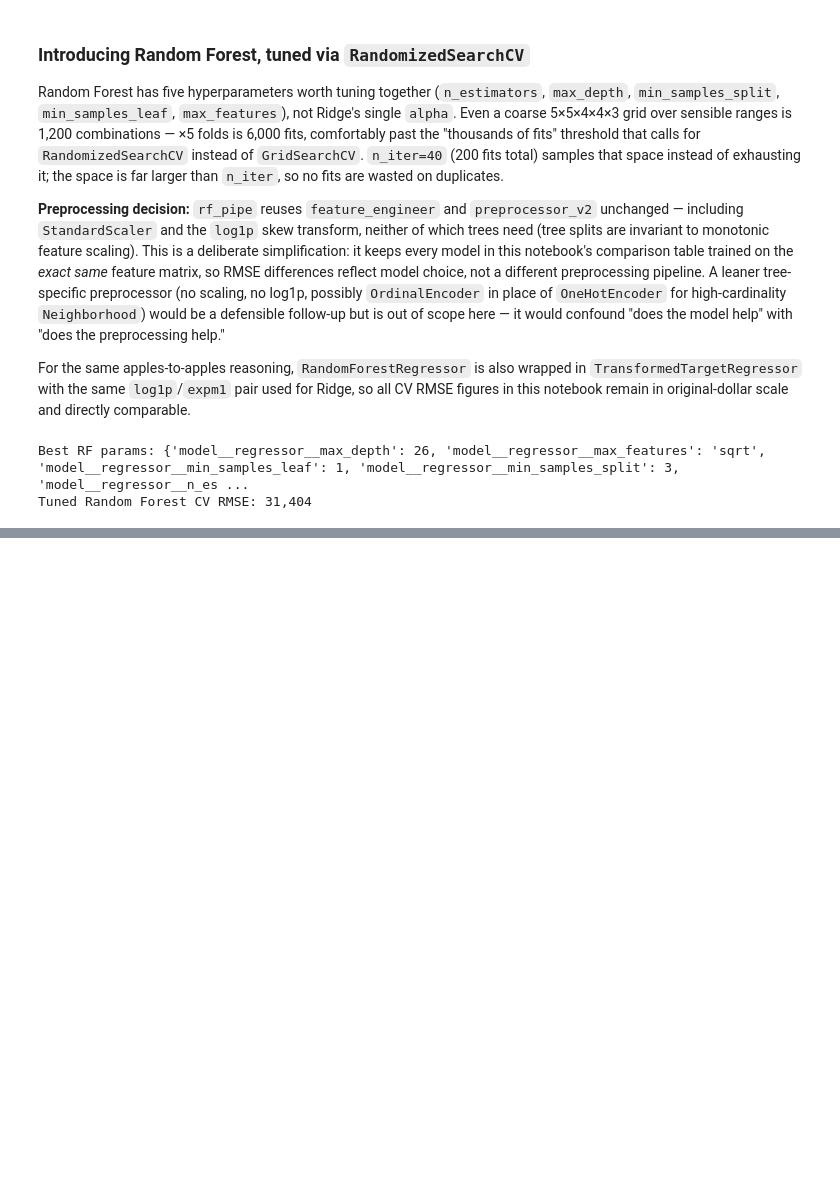
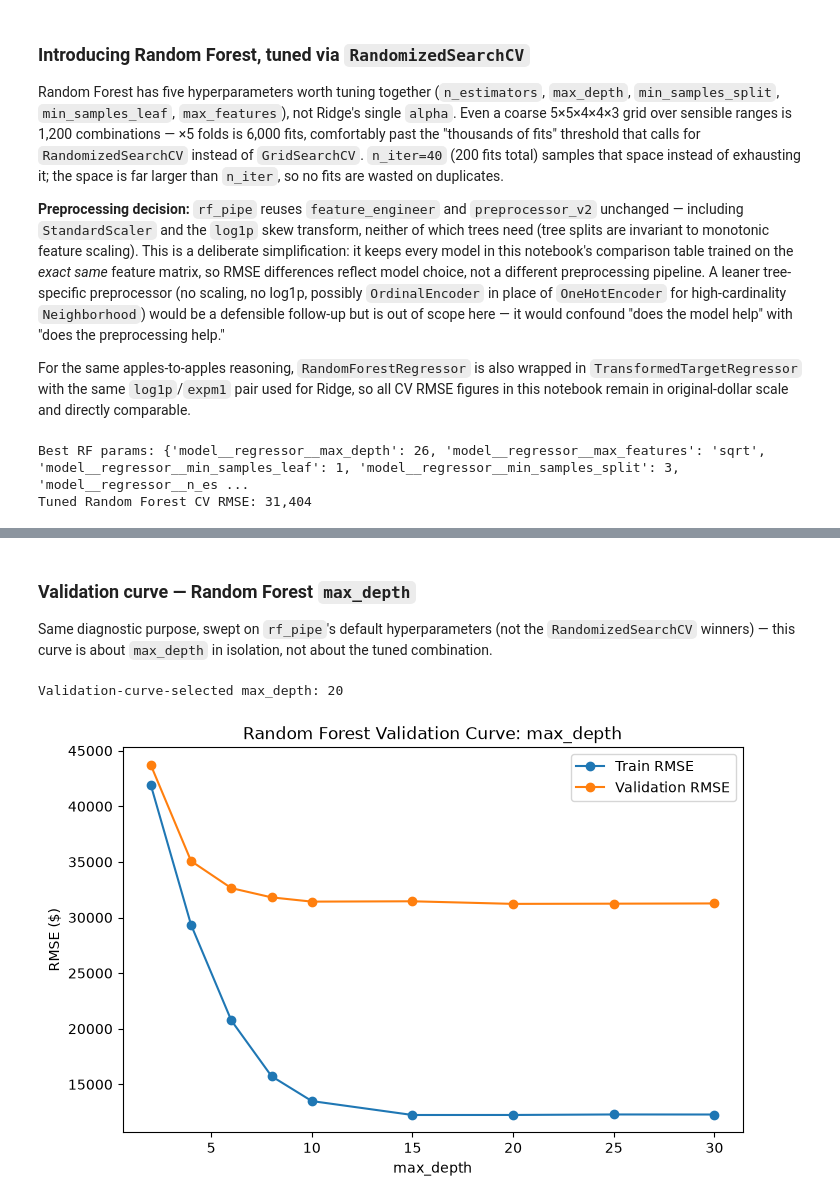
Before and after one commit to ashandx/ames-housing-pipeline, a Jupyter notebook: notebooks/ames_housing_pipeline.ipynb, the cells around one changed output, grey strips where cells are left out. Saved outputs shown, nothing was run; the diff lists cells and outputs as text; code cells hidden in the pictures; blank space fills up the shorter version.

```diff
--- a/notebooks/ames_housing_pipeline.ipynb
+++ b/notebooks/ames_housing_pipeline.ipynb
@@ -612,0 +667,32 @@ Tuned Random Forest CV RMSE: 31,404
+# %% [markdown]
+### Validation curve — Random Forest `max_depth`
+
+Same diagnostic purpose, swept on `rf_pipe`'s default hyperparameters (not the
+`RandomizedSearchCV` winners) — this curve is about `max_depth` in isolation, not about the
+tuned combination.
+# %%
+VALIDATION_MAX_DEPTH_RANGE = [2, 4, 6, 8, 10, 15, 20, 25, 30]
+
+train_scores_rf, val_scores_rf = validation_curve(
+    rf_pipe, X2_train, y_train2,
+    param_name='model__regressor__max_depth',
+    param_range=VALIDATION_MAX_DEPTH_RANGE,
+    cv=kfold,
+    scoring='neg_root_mean_squared_error',
+    n_jobs=-1,
+)
+
+best_depth_idx = val_scores_rf.mean(axis=1).argmax()  # from VAL, not train
+print(f"Validation-curve-selected max_depth: {VALIDATION_MAX_DEPTH_RANGE[best_depth_idx]}")
+
+fig, ax = plt.subplots(figsize=(8, 5))
+ax.plot(VALIDATION_MAX_DEPTH_RANGE, -train_scores_rf.mean(axis=1), marker='o', label='Train RMSE')
+ax.plot(VALIDATION_MAX_DEPTH_RANGE, -val_scores_rf.mean(axis=1), marker='o', label='Validation RMSE')
+ax.set_xlabel('max_depth')
+ax.set_ylabel('RMSE ($)')
+ax.set_title('Random Forest Validation Curve: max_depth')
+ax.legend()
+plt.show()
+# %% [output]
+Validation-curve-selected max_depth: 20
+[figure, added]
```
Also changed, not shown: parts of 4 cells of this notebook.
